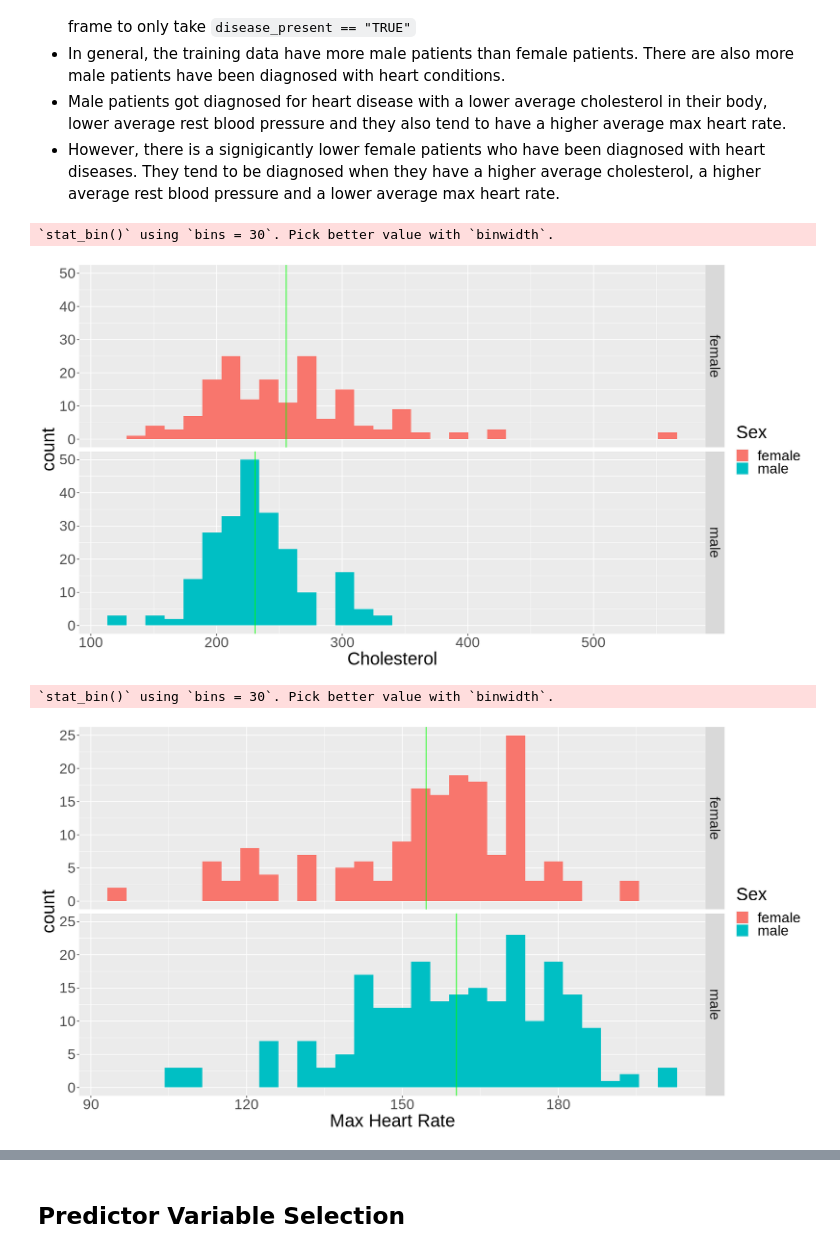
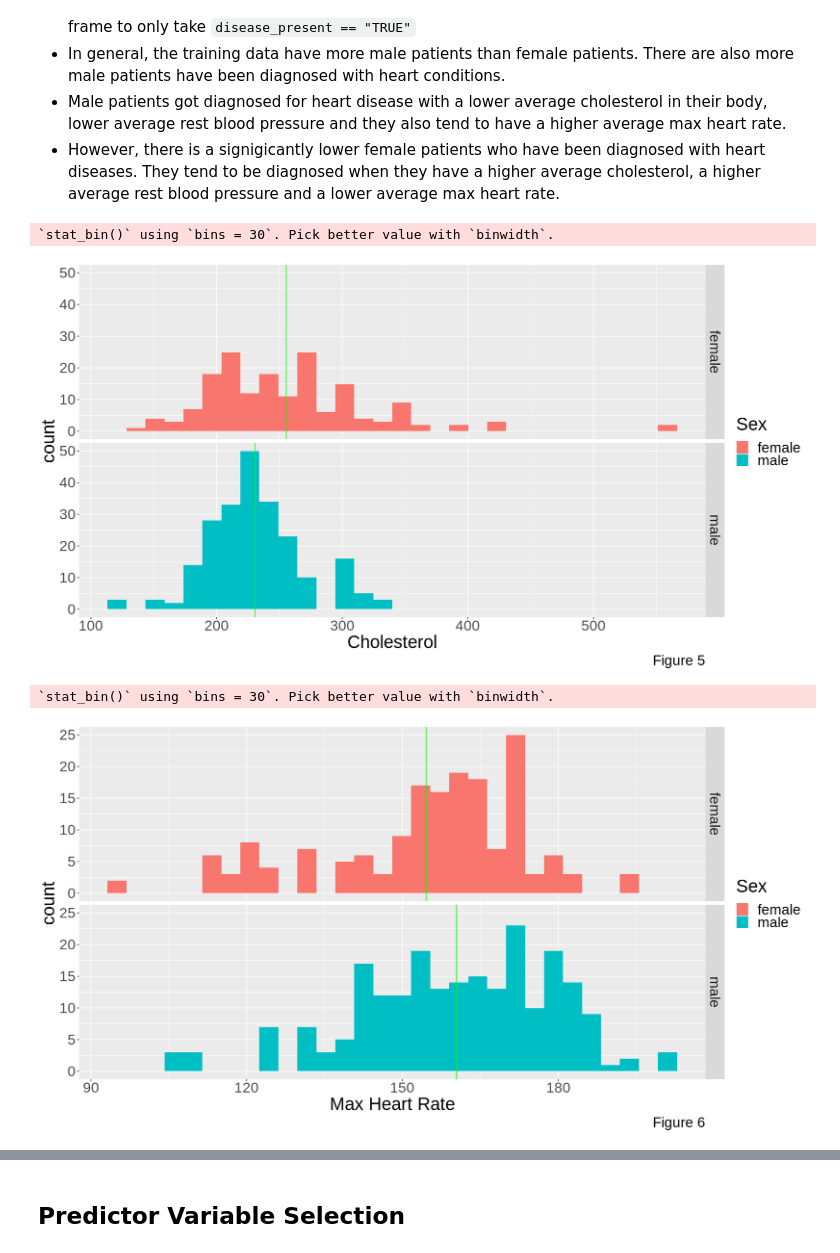
Before and after one commit to vyle2003/DSCI-100-Project, a Jupyter notebook: DSCI 100 Project Report.ipynb, the cells around one changed output, grey strips where cells are left out. Cells and saved outputs as stored; diff of their text form; code cells hidden in the pictures.

```diff
--- a/DSCI 100 Project Report.ipynb
+++ b/DSCI 100 Project Report.ipynb
@@ -196,7 +204,7 @@ cholesterol_plot <- chol_mean |>
     filter(disease_present == "TRUE") |>
     ggplot(aes(x = cholesterol, fill = sex)) +
     geom_histogram() +
-    labs(x = "Cholesterol", fill = "Sex") +
+    labs(x = "Cholesterol", fill = "Sex", caption = "Figure 5") +
     facet_grid(rows = vars (sex)) +
     theme(text = element_text(size =25)) +
     geom_vline(aes(xintercept = mean_chol, group = sex), colour = 'green')
@@ -204,28 +212,28 @@ cholesterol_plot <- chol_mean |>
 cholesterol_plot
 # %% [output]
 `stat_bin()` using `bins = 30`. Pick better value with `binwidth`.
-[figure, old version]
+[figure, new version]
 # %%
 options(repr.plot.width = 15, repr.plot.height = 8)
 #creating a visualization for the relationship between the diagnosis of heart disease and the average max heart rate based on each sex
 mhr_mean <- heart_train |>
     filter(disease_present == "TRUE") |>
     group_by(sex) |>
     mutate(mean_mhr = mean(max_heart_rate))
 
 mhr_plot <- mhr_mean |>
     filter(disease_present == "TRUE") |>
     ggplot(aes(x = max_heart_rate, fill = sex)) +
     geom_histogram() +
-    labs(x = "Max Heart Rate", fill = "Sex") +
+    labs(x = "Max Heart Rate", fill = "Sex", caption = "Figure 6") +
     facet_grid(rows = vars (sex)) +
     theme(text = element_text(size =25)) +
     geom_vline(aes(xintercept = mean_mhr, group = sex), colour = 'green')
 
 mhr_plot
 # %% [output]
 `stat_bin()` using `bins = 30`. Pick better value with `binwidth`.
-[figure, old version]
+[figure, new version]
 # %%
 options(repr.plot.width = 15, repr.plot.height = 8)
 #creating a visualization for the relationship between the diagnosis of heart disease and the average max heart rate based on each sex
```
Also changed, not shown: parts of 17 cells of this notebook.
